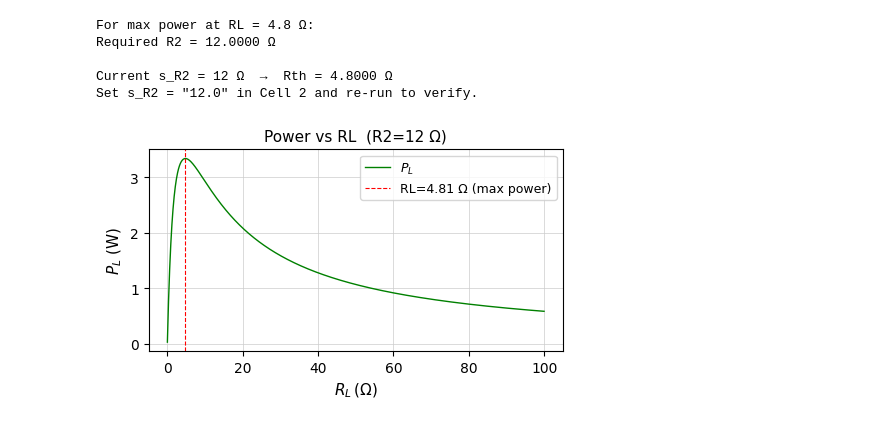
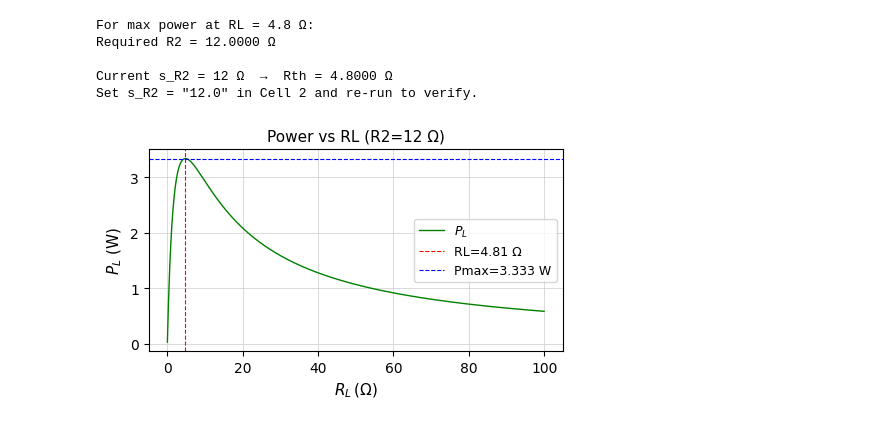
Before and after one commit to arsalan9702/ngspice-internship, a Jupyter notebook: notebooks/dc_ckt3_thevninThm/dc_circuit_3.ipynb, the cells around one changed output. Drawn from its saved outputs; the diff is of its cells as text; code cells hidden in the pictures.

Commit message:
modified plots

```diff
--- a/notebooks/dc_ckt3_thevninThm/dc_circuit_3.ipynb
+++ b/notebooks/dc_ckt3_thevninThm/dc_circuit_3.ipynb
@@ -142,19 +142,36 @@ Required R2 = 12.0000 Ω
 
 Current s_R2 = 12 Ω  →  Rth = 4.8000 Ω
 Set s_R2 = "12.0" in Cell 2 and re-run to verify.
-# %%
-color1 = 'green'
-
-fig, ax = plt.subplots(figsize=(5, 3))
-ax.plot(RL_arr, PL_arr, color=color1, linewidth=1.0, label=r'$P_L$')
-ax.axvline(x=RL_max, color='red', linestyle='--', linewidth=0.8,
-           label=f'RL={RL_max:.2f} Ω (max power)')
-ax.set_xlabel(r'$R_L\,(\Omega)$', fontsize=11)
-ax.set_ylabel(r'$P_L$' + ' (W)', fontsize=11)
-ax.set_title(f'Power vs RL  (R2={s_R2} Ω)', fontsize=11)
-ax.legend(fontsize=9)
-ax.grid(color='#CCCCCC', linestyle='solid', linewidth=0.5)
-plt.tight_layout()
-plt.show()
-# %% [output]
-[figure, removed]
+# %%
+fig, ax = plt.subplots(figsize=(5, 3))
+
+ax.plot(RL_arr, PL_arr,
+        color='green',
+        linewidth=1.0,
+        label=r'$P_L$')
+
+ax.axvline(x=RL_max,
+           color='red',
+           linestyle='--',
+           linewidth=0.8,
+           label=f'RL={RL_max:.2f} Ω')
+
+P_max = np.max(PL_arr)
+
+ax.axhline(y=P_max,
+           color='blue',
+           linestyle='--',
+           linewidth=0.8,
+           label=f'Pmax={P_max:.3f} W')
+
+ax.set_xlabel(r'$R_L\,(\Omega)$', fontsize=11)
+ax.set_ylabel(r'$P_L$ (W)', fontsize=11)
+ax.set_title(f'Power vs RL (R2={s_R2} Ω)', fontsize=11)
+
+ax.legend(fontsize=9)
+ax.grid(color='#CCCCCC', linestyle='solid', linewidth=0.5)
+
+plt.tight_layout()
+plt.show()
+# %% [output]
+[figure, added]
```
Also changed, not shown: parts of 1 cell of this notebook, 1 other file.
